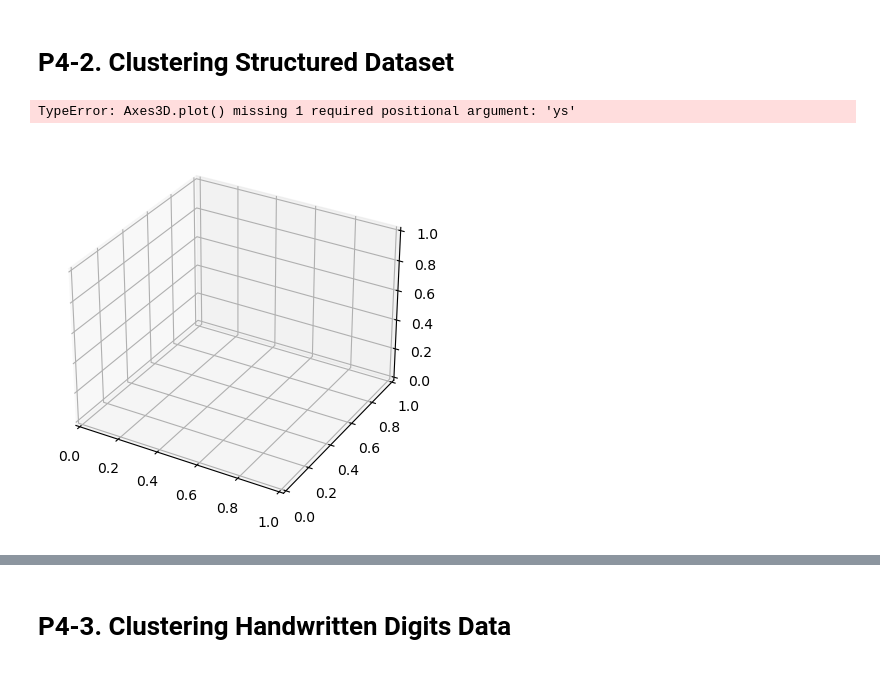
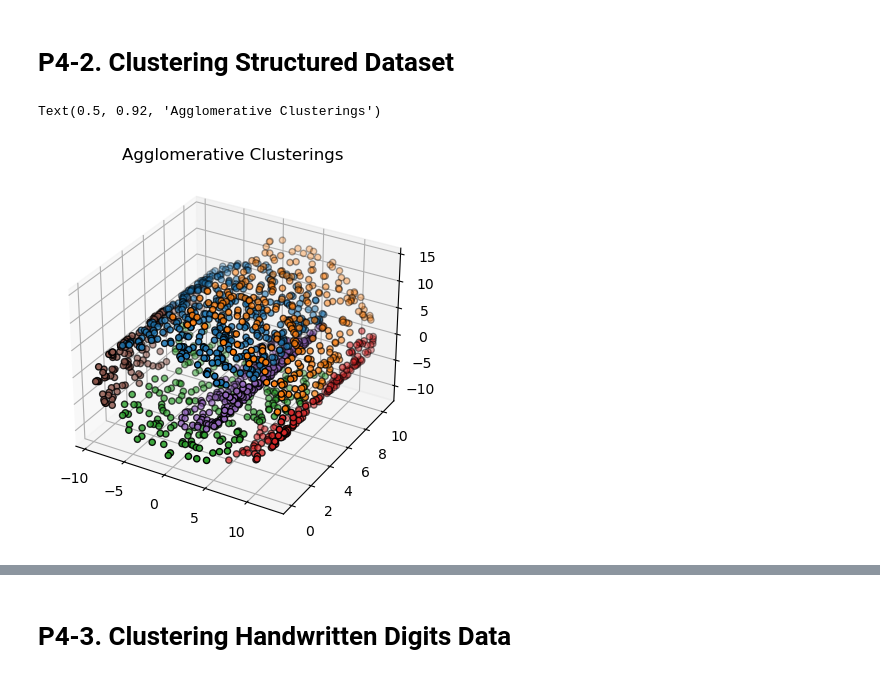
Before and after one commit to antoniolang1107/Clustering, a Jupyter notebook: Clustering.ipynb, the cells around one changed output, grey strips where cells are left out. Cells and saved outputs as stored; diff of their text form; code cells hidden in the pictures.

Commit message:
Generates 3d swiss roll plots

```diff
--- a/Clustering.ipynb
+++ b/Clustering.ipynb
@@ -91,12 +89,19 @@ X, _ = make_swiss_roll(n_samples, noise=noise)
 # Make it thinner
 X[:, 1] *= .5
 # %%
+# Part B
+
 from sklearn.cluster import AgglomerativeClustering
 from sklearn.neighbors import kneighbors_graph
 connectivty = kneighbors_graph(X, n_neighbors=10, include_self=False)
+agg_cluster = AgglomerativeClustering(n_clusters=6, connectivity=connectivty, linkage='ward').fit(X)
+agg_labels = agg_cluster.labels_
 fig = plt.figure()
 ax = plt.axes(projection='3d')
-plt.plot(connectivty)
+
+for l in np.unique(agg_labels):
+  ax.scatter(X[agg_labels==l, 0], X[agg_labels==l, 1], X[agg_labels==l,2], edgecolor='k')
+ax.set_title("Agglomerative Clusterings")
 # %% [output]
-TypeError: Axes3D.plot() missing 1 required positional argument: 'ys'
+Text(0.5, 0.92, 'Agglomerative Clusterings')
-[figure, old version]
+[figure, new version]
```
Also changed, not shown: parts of 6 cells of this notebook.
